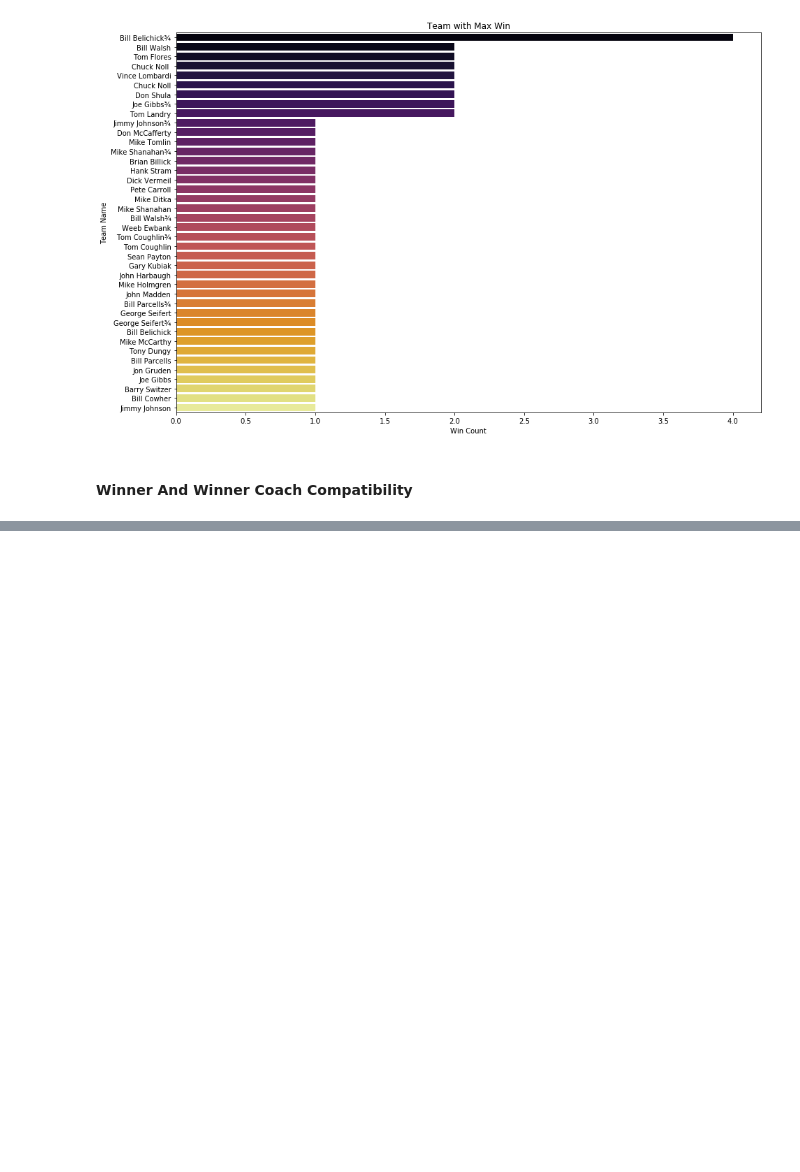
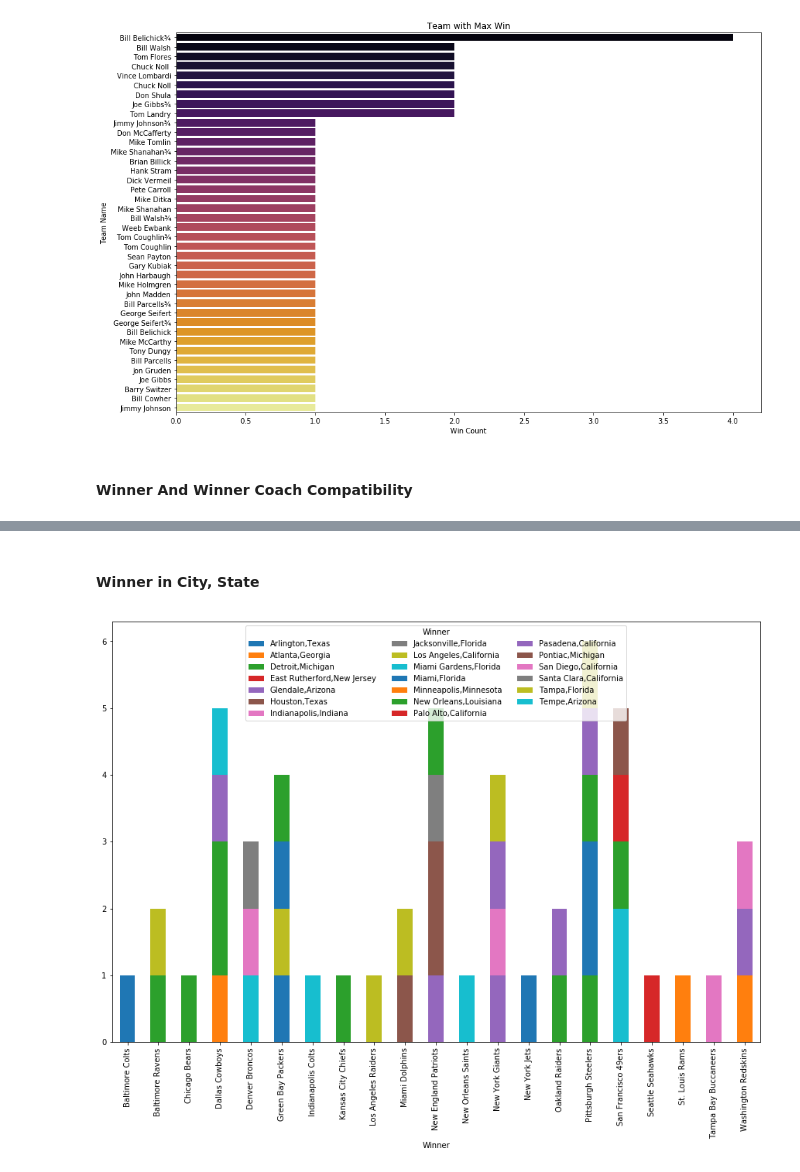
Before and after one commit to ArshadKhurshid/SuperBowl, a Jupyter notebook: SuperBowl.ipynb, the cells around one changed output, grey strips where cells are left out. Cells and saved outputs as stored; diff of their text form; code cells hidden in the pictures; blank space fills up the shorter version.

```diff
--- a/SuperBowl.ipynb
+++ b/SuperBowl.ipynb
@@ -73,0 +74,12 @@ plt.show()
+# %% [markdown]
+#### Winner in City, State
+# %%
+super_bowl['CityState'] = super_bowl['City']+ ','+super_bowl['State']
+CSWinner =pd.crosstab(super_bowl['Winner'], super_bowl['CityState'])
+CSWinner.plot.bar(stacked=True)
+plt.legend(title='Winner', loc='upper center',ncol=3, fancybox=True)
+fig = plt.gcf()
+fig.set_size_inches(15,10)
+plt.show()
+# %% [output]
+[figure, added]
```
Also changed, not shown: parts of 1 cell of this notebook.
